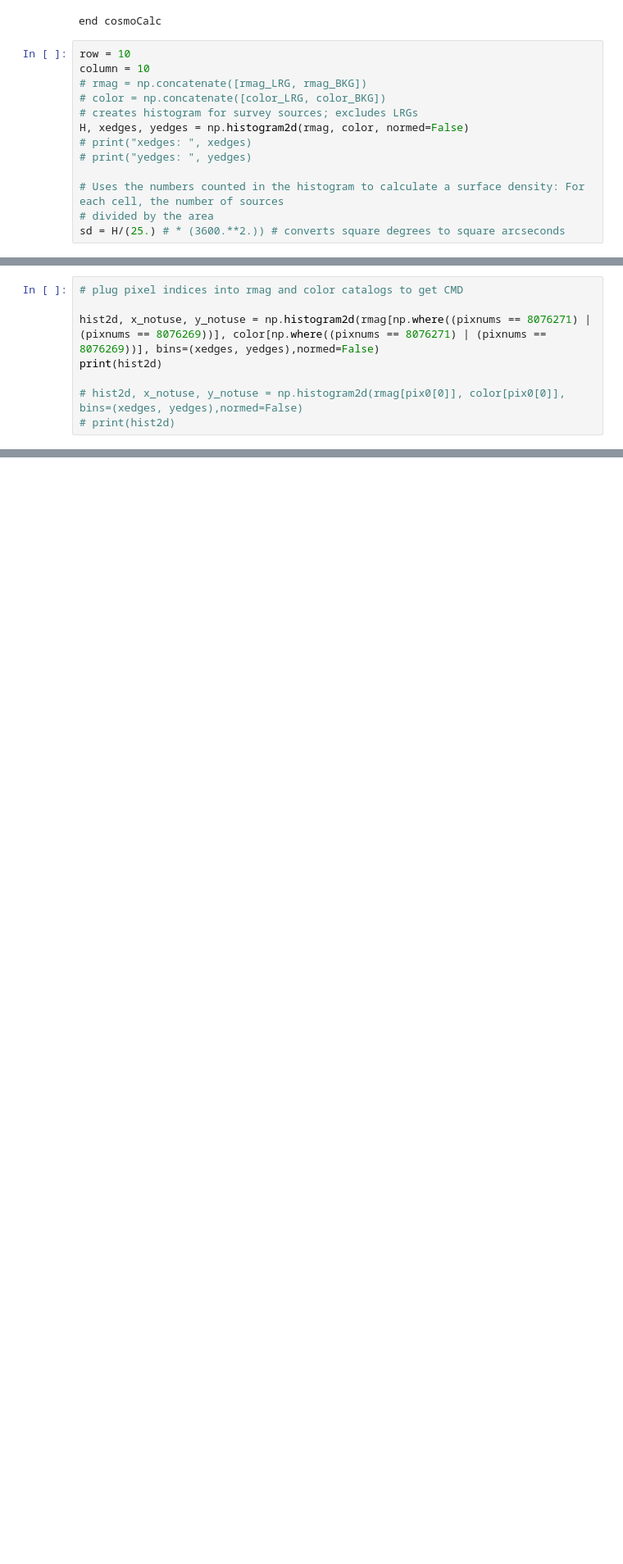
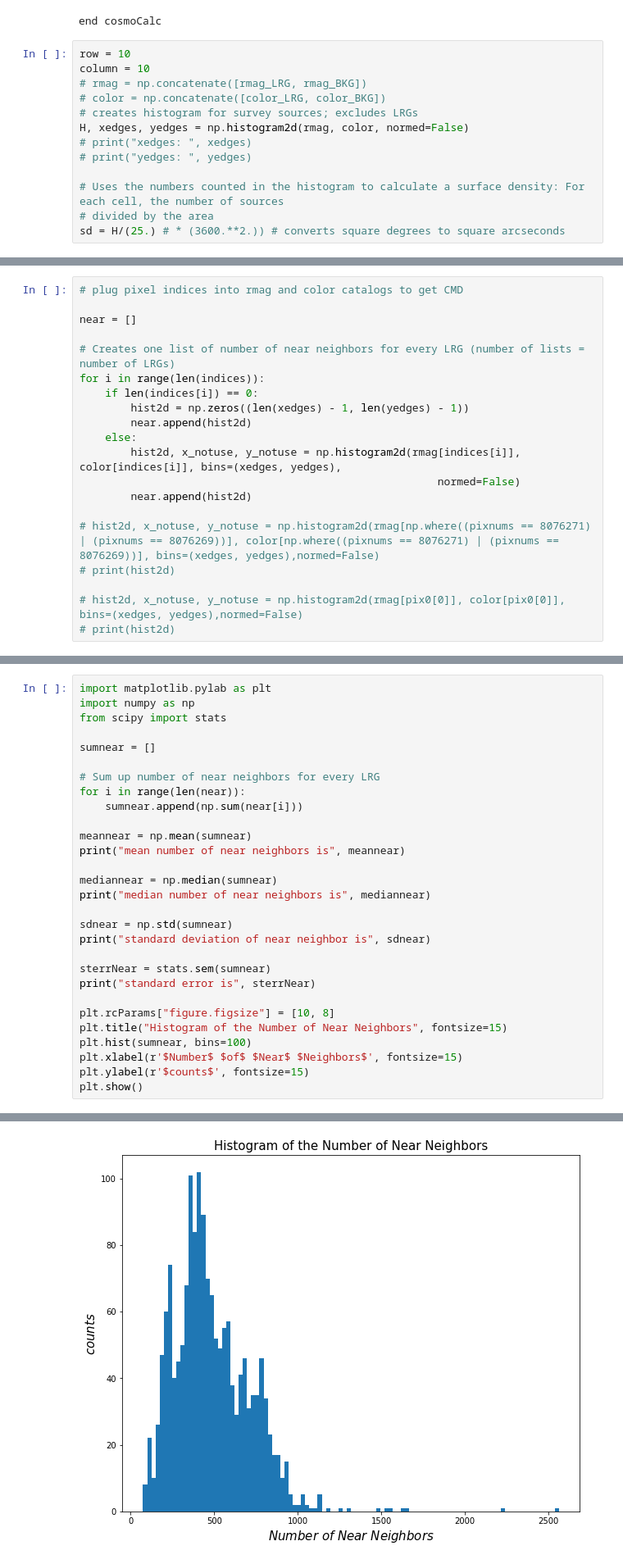
Before and after one commit to metownsend/lrg-project, a Jupyter notebook: nearNeighborHEALPix.ipynb, the cells around one changed output, grey strips where cells are left out. Shown: that part at 82% size. Drawn from its saved outputs; the diff is of its cells as text; blank space fills up the shorter version.

```diff
--- a/nearNeighborHEALPix.ipynb
+++ b/nearNeighborHEALPix.ipynb
@@ -233,8 +334,20 @@ IndexError: list assignment index out of range
 # %%
 # plug pixel indices into rmag and color catalogs to get CMD
 
-hist2d, x_notuse, y_notuse = np.histogram2d(rmag[np.where((pixnums == 8076271) | (pixnums == 8076269))], color[np.where((pixnums == 8076271) | (pixnums == 8076269))], bins=(xedges, yedges),normed=False)
-print(hist2d)
+near = []
+
+# Creates one list of number of near neighbors for every LRG (number of lists = number of LRGs)
+for i in range(len(indices)):
+    if len(indices[i]) == 0:
+        hist2d = np.zeros((len(xedges) - 1, len(yedges) - 1))
+        near.append(hist2d)
+    else:
+        hist2d, x_notuse, y_notuse = np.histogram2d(rmag[indices[i]], color[indices[i]], bins=(xedges, yedges),
+                                                        normed=False)
+        near.append(hist2d)
+
+# hist2d, x_notuse, y_notuse = np.histogram2d(rmag[np.where((pixnums == 8076271) | (pixnums == 8076269))], color[np.where((pixnums == 8076271) | (pixnums == 8076269))], bins=(xedges, yedges),normed=False)
+# print(hist2d)
 
 # hist2d, x_notuse, y_notuse = np.histogram2d(rmag[pix0[0]], color[pix0[0]], bins=(xedges, yedges),normed=False)
 # print(hist2d)
@@ -251,0 +354,30 @@ print(hist2d)
+# %%
+import matplotlib.pylab as plt
+import numpy as np
+from scipy import stats
+
+sumnear = []
+
+# Sum up number of near neighbors for every LRG
+for i in range(len(near)):
+    sumnear.append(np.sum(near[i]))
+
+meannear = np.mean(sumnear)
+print("mean number of near neighbors is", meannear)
+
+mediannear = np.median(sumnear)
+print("median number of near neighbors is", mediannear)
+
+sdnear = np.std(sumnear)
+print("standard deviation of near neighbor is", sdnear)
+
+sterrNear = stats.sem(sumnear)
+print("standard error is", sterrNear)
+
+plt.rcParams["figure.figsize"] = [10, 8]
+plt.title("Histogram of the Number of Near Neighbors", fontsize=15)
+plt.hist(sumnear, bins=100)
+plt.xlabel(r'$Number$ $of$ $Near$ $Neighbors$', fontsize=15)
+plt.ylabel(r'$counts$', fontsize=15)
+plt.show()
+# %% [output]
@@ -251,0 +388 @@ print(hist2d)
+[figure, added]
```
Also changed, not shown: parts of 7 cells of this notebook.
